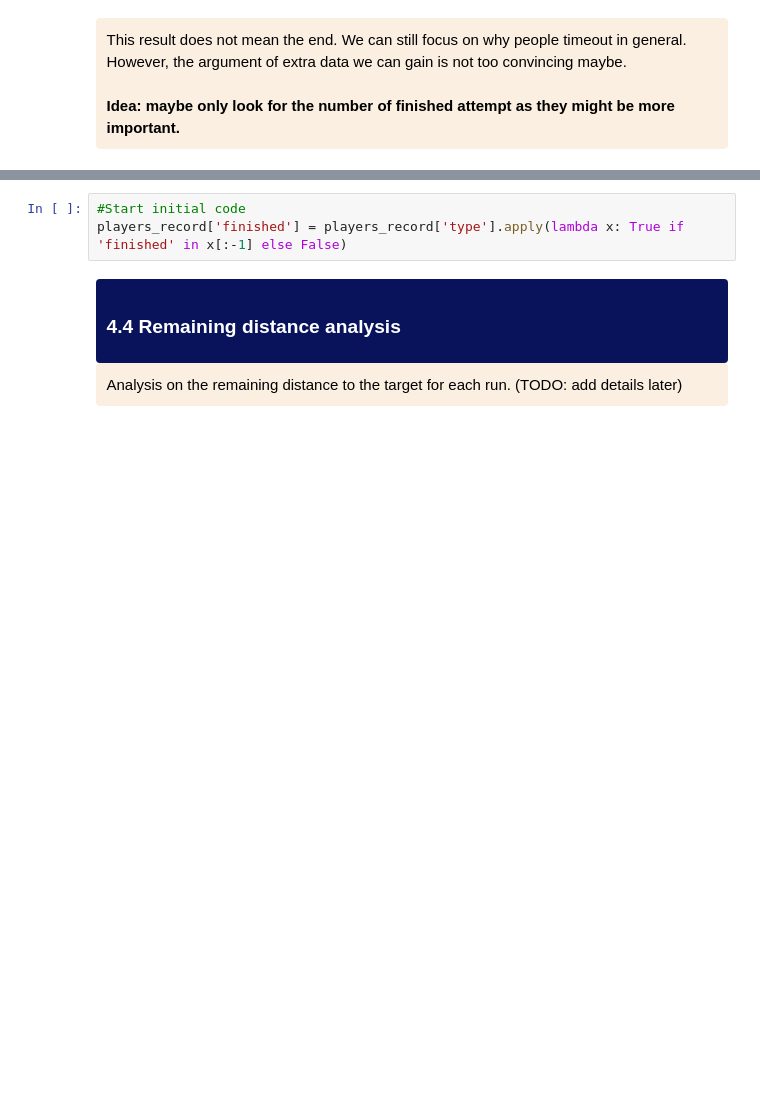
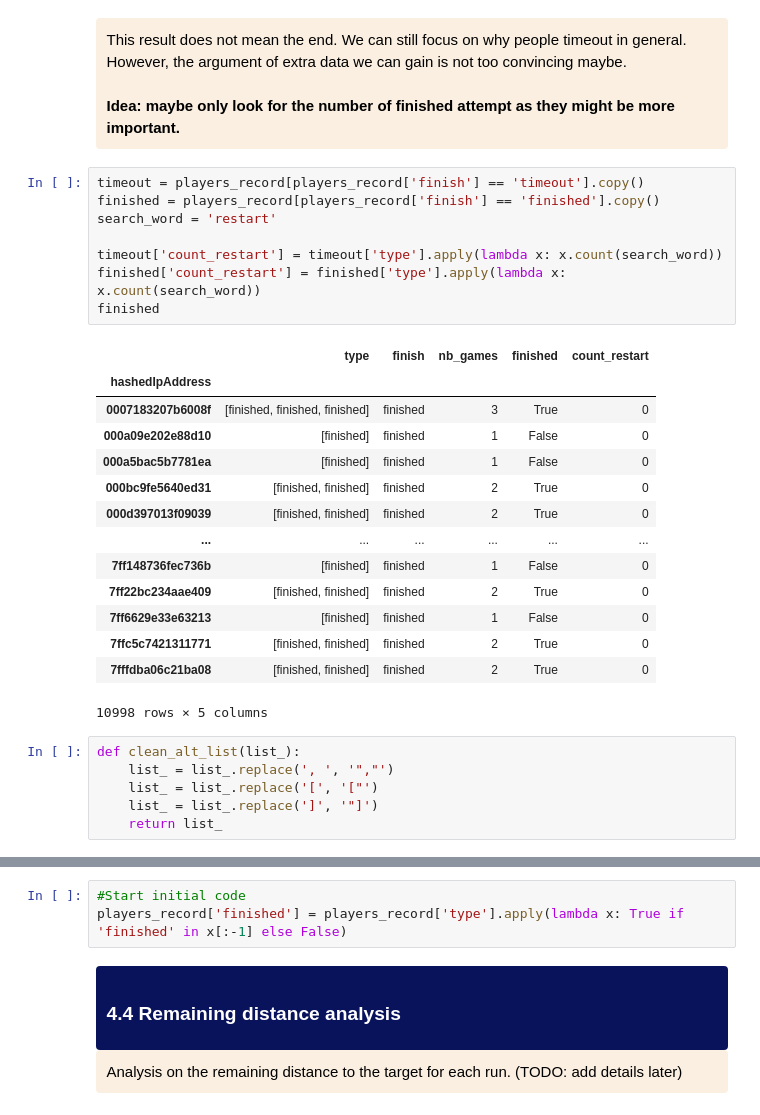
Before and after one commit to epfl-ada/ada-2022-project-7yobananaboy7, a Jupyter notebook: main.ipynb, the cells around one changed output, grey strips where cells are left out. Drawn from its saved outputs; the diff is of its cells as text; blank space fills up the shorter version.

```diff
--- a/main.ipynb
+++ b/main.ipynb
@@ -1093,3 +1145,32 @@ ax.set_xlim(xlim);
         <b>Idea: maybe only look for the number of finished attempt as they might be more important.</b>
     </span>
 </div>
+# %%
+timeout = players_record[players_record['finish'] == 'timeout'].copy()
+finished = players_record[players_record['finish'] == 'finished'].copy()
+search_word = 'restart'
+
+timeout['count_restart'] = timeout['type'].apply(lambda x: x.count(search_word))
+finished['count_restart'] = finished['type'].apply(lambda x: x.count(search_word))
+finished
+# %% [output]
+|  | type | finish | nb_games | finished | count_restart |
+| hashedIpAddress |  |  |  |  |  |
+| 0007183207b6008f | [finished, finished, finished] | finished | 3 | True | 0 |
+| 000a09e202e88d10 | [finished] | finished | 1 | False | 0 |
+| 000a5bac5b7781ea | [finished] | finished | 1 | False | 0 |
+| 000bc9fe5640ed31 | [finished, finished] | finished | 2 | True | 0 |
+| 000d397013f09039 | [finished, finished] | finished | 2 | True | 0 |
+| ... | ... | ... | ... | ... | ... |
+| 7ff148736fec736b | [finished] | finished | 1 | False | 0 |
+| 7ff22bc234aae409 | [finished, finished] | finished | 2 | True | 0 |
+| 7ff6629e33e63213 | [finished] | finished | 1 | False | 0 |
+| 7ffc5c7421311771 | [finished, finished] | finished | 2 | True | 0 |
+| 7fffdba06c21ba08 | [finished, finished] | finished | 2 | True | 0 |
+10998 rows × 5 columns
+# %%
+def clean_alt_list(list_):
+    list_ = list_.replace(', ', '","')
+    list_ = list_.replace('[', '["')
+    list_ = list_.replace(']', '"]')
+    return list_
```
Also changed, not shown: parts of 22 cells of this notebook.
